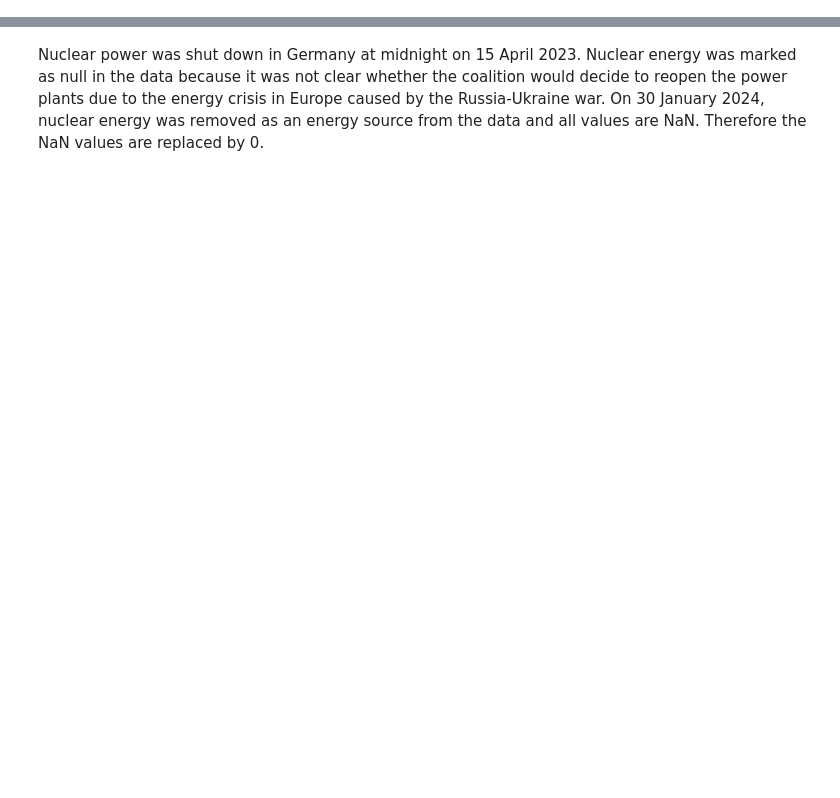
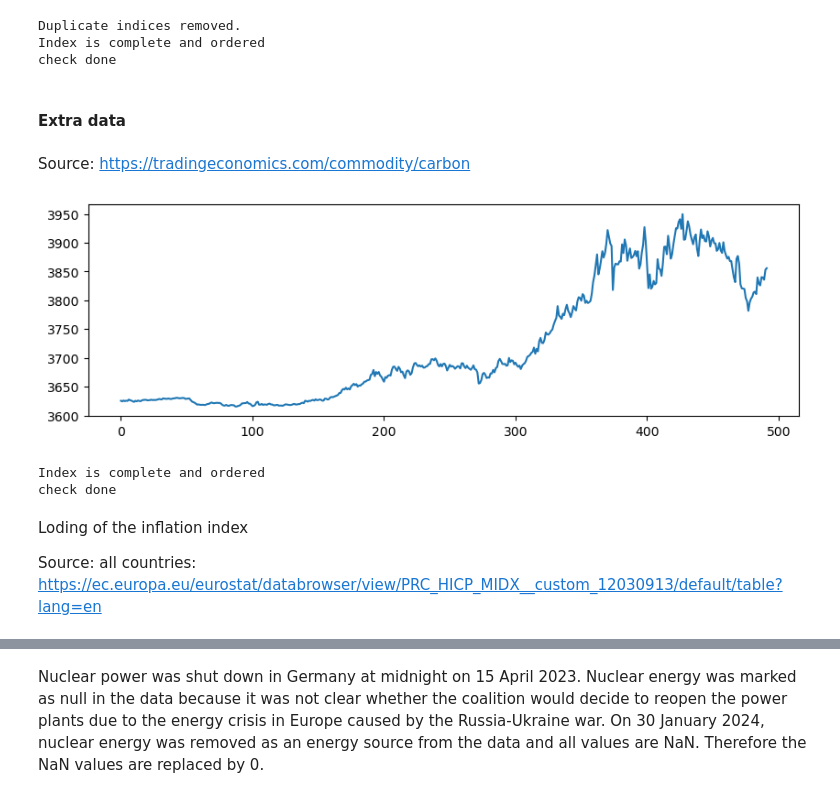
Before and after one commit to bennymiddel/Public, a Jupyter notebook: notebooks/01-data-loading-cleaning.ipynb, the cells around one changed output, grey strips where cells are left out. Cells and saved outputs as stored; diff of their text form; code cells hidden in the pictures; blank space fills up the shorter version.

Commit message:
01-data-loading-cleaning version 1.0 - nearly ready, running code, little markdown TODO.

```diff
--- a/notebooks/01-data-loading-cleaning.ipynb
+++ b/notebooks/01-data-loading-cleaning.ipynb
@@ -196,0 +179,12 @@ First we get an overview:
+# %%
+Prices = remove_duplicate_indices_and_reindex(Prices)
+check_complete_and_ordered_index(Prices)
+# %% [output]
+Duplicate indices removed.
+Index is complete and ordered
+check done
+# %% [markdown]
+#### Extra data
+# %% [markdown]
+Source:
+https://tradingeconomics.com/commodity/carbon
@@ -196,0 +193,18 @@ First we get an overview:
+# %%
+components = svg_path.split()
+
+x_coords = []
+y_coords = []
+
+# jump over the letters M and L
+for i in range(1, len(components), 3):
+    x_coords.append(float(components[i]))
+    y_coords.append((float(components[i + 1])*-1)+4000) # somehow is the svg path from the website mirrored and to make the numbers positve we add a high number
+
+co2 = pd.DataFrame(data = {'x':x_coords, 'y': y_coords})
+# %%
+plt.figure(figsize=(10,3))
+plt.plot(co2['y'])
+plt.show()
+# %% [output]
+[figure, added]
@@ -196,0 +223,10 @@ First we get an overview:
+# %%
+check_complete_and_ordered_index(co2_Prices)
+# %% [output]
+Index is complete and ordered
+check done
+# %% [markdown]
+Loding of the inflation index
+
+Source:
+all countries: https://ec.europa.eu/eurostat/databrowser/view/PRC_HICP_MIDX__custom_12030913/default/table?lang=en
```
Also changed, not shown: parts of 212 cells of this notebook.
